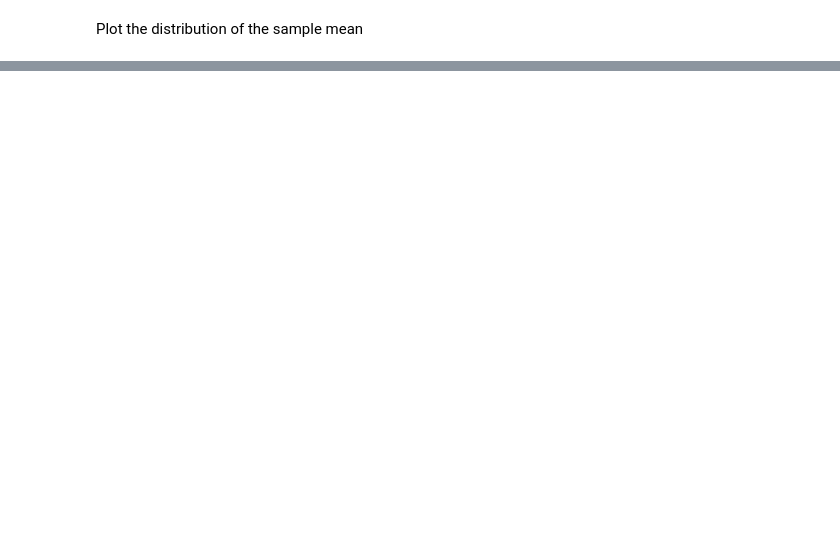
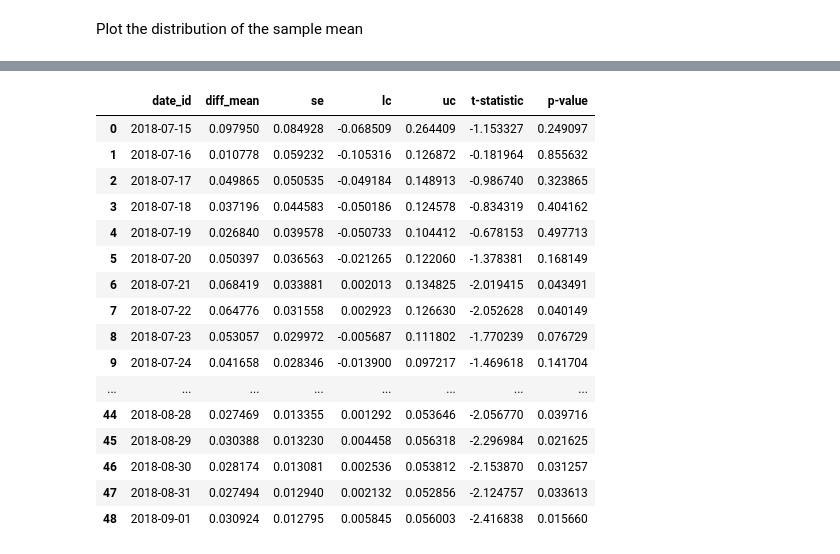
Before and after one commit to Senonino/data-ber-01-20, a Jupyter notebook: Notes/module_2/week_5/7_analytics-ab_testing.ipynb, the cells around one changed output, grey strips where cells are left out. Drawn from its saved outputs; the diff is of its cells as text; code cells hidden in the pictures; blank space fills up the shorter version.

```diff
--- a/Notes/module_2/week_5/7_analytics-ab_testing.ipynb
+++ b/Notes/module_2/week_5/7_analytics-ab_testing.ipynb
@@ -325,0 +391,24 @@ Ttest_indResult(statistic=-2.6322465605806493, pvalue=0.008485564619965413)
+# %%
+def generate_cum_test_results(df, date):
+    df_cum = df[df["date_id"].le(date)]
+
+    # compute all required statistics
+    stats = df_cum.groupby("experiment_id").agg({"review_score": ["mean", "var", "std", "count"]})
+    diff_mean = stats.loc[102,"review_score"]["mean"] - stats.loc[101,"review_score"]["mean"]
+    cse = np.sqrt(stats.loc[101,"review_score"]["var"]/stats.loc[101,"review_score"]["count"] + stats.loc[102,"review_score"]["var"]/stats.loc[102,"review_score"]["count"])
+
+    # run t-test
+    test = scipy.stats.ttest_ind(df_cum[df_cum["experiment_id"].eq(101)]["review_score"],
+                                 df_cum[df_cum["experiment_id"].eq(102)]["review_score"],
+                                 equal_var=False)
+
+    t = test.statistic
+    p = test.pvalue
+
+    return {"date_id": date,
+            "diff_mean": diff_mean,
+            "se": cse,
+            "lc": diff_mean - (1.96 * cse),
+            "uc": diff_mean + (1.96 * cse),
+            "t-statistic": t,
+            "p-value": p}
@@ -325,0 +478,20 @@ Ttest_indResult(statistic=-2.6322465605806493, pvalue=0.008485564619965413)
+# %%
+df_cum_exp
+# %% [output]
+|  | date_id | diff_mean | se | lc | uc | t-statistic | p-value |
+| 0 | 2018-07-15 | 0.097950 | 0.084928 | -0.068509 | 0.264409 | -1.153327 | 0.249097 |
+| 1 | 2018-07-16 | 0.010778 | 0.059232 | -0.105316 | 0.126872 | -0.181964 | 0.855632 |
+| 2 | 2018-07-17 | 0.049865 | 0.050535 | -0.049184 | 0.148913 | -0.986740 | 0.323865 |
+| 3 | 2018-07-18 | 0.037196 | 0.044583 | -0.050186 | 0.124578 | -0.834319 | 0.404162 |
+| 4 | 2018-07-19 | 0.026840 | 0.039578 | -0.050733 | 0.104412 | -0.678153 | 0.497713 |
+| 5 | 2018-07-20 | 0.050397 | 0.036563 | -0.021265 | 0.122060 | -1.378381 | 0.168149 |
+| 6 | 2018-07-21 | 0.068419 | 0.033881 | 0.002013 | 0.134825 | -2.019415 | 0.043491 |
+| 7 | 2018-07-22 | 0.064776 | 0.031558 | 0.002923 | 0.126630 | -2.052628 | 0.040149 |
+| 8 | 2018-07-23 | 0.053057 | 0.029972 | -0.005687 | 0.111802 | -1.770239 | 0.076729 |
+| 9 | 2018-07-24 | 0.041658 | 0.028346 | -0.013900 | 0.097217 | -1.469618 | 0.141704 |
+| ... | ... | ... | ... | ... | ... | ... | ... |
+| 44 | 2018-08-28 | 0.027469 | 0.013355 | 0.001292 | 0.053646 | -2.056770 | 0.039716 |
+| 45 | 2018-08-29 | 0.030388 | 0.013230 | 0.004458 | 0.056318 | -2.296984 | 0.021625 |
+| 46 | 2018-08-30 | 0.028174 | 0.013081 | 0.002536 | 0.053812 | -2.153870 | 0.031257 |
+| 47 | 2018-08-31 | 0.027494 | 0.012940 | 0.002132 | 0.052856 | -2.124757 | 0.033613 |
+| 48 | 2018-09-01 | 0.030924 | 0.012795 | 0.005845 | 0.056003 | -2.416838 | 0.015660 |
```
Also changed, not shown: parts of 34 cells of this notebook.
